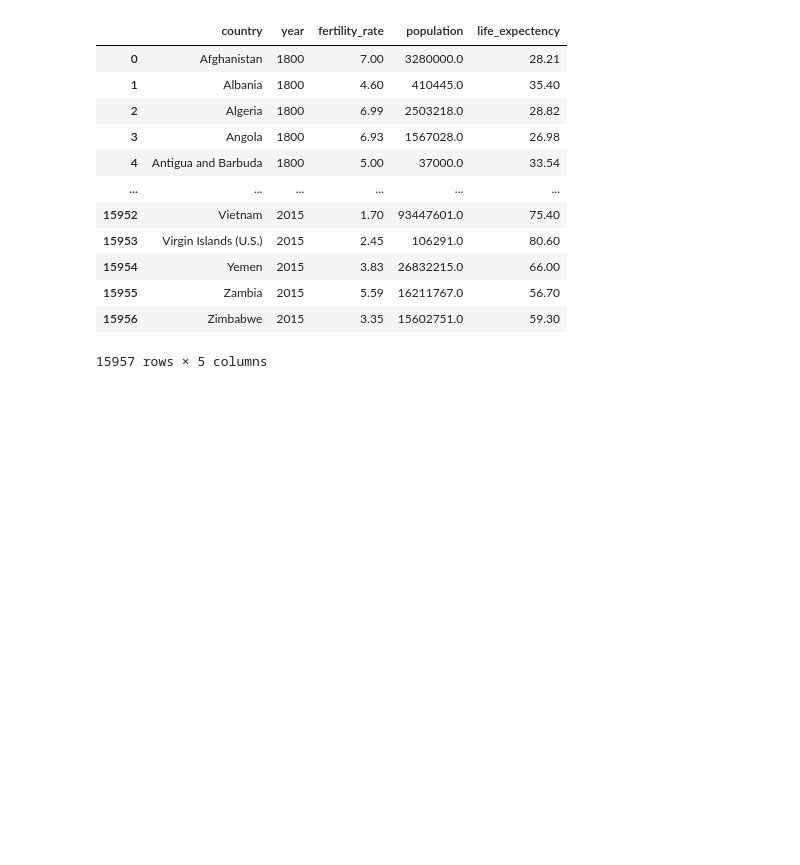
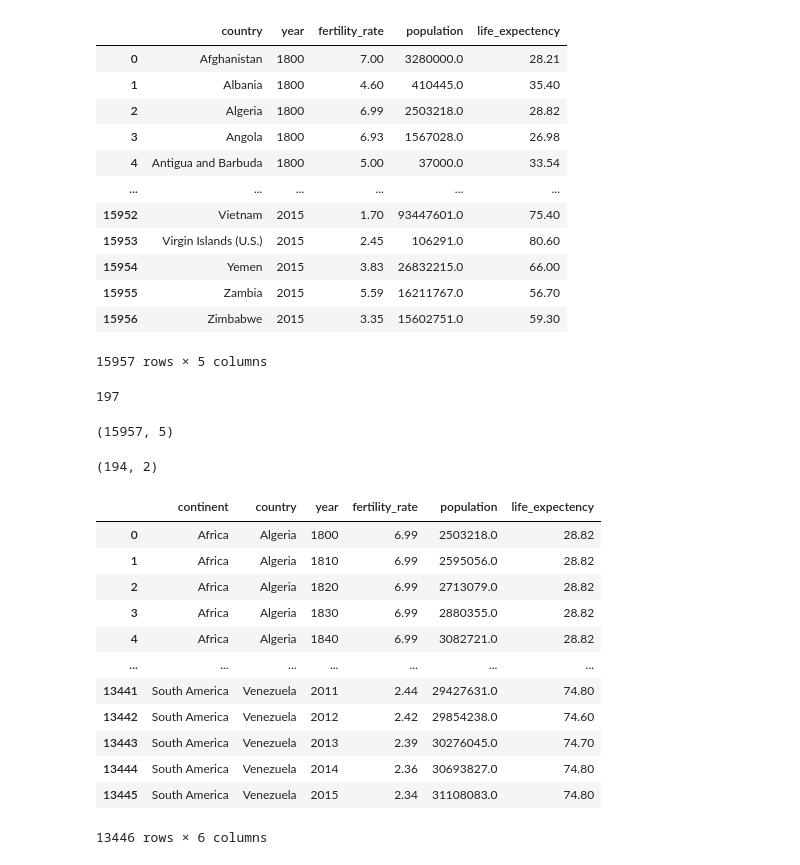
Before and after one commit to greentopsecret/random-forest-fennel-student-code, a Jupyter notebook: week_01/1.8-animated-scatterplot.ipynb, the cells around one changed output. Saved outputs shown, nothing was run; the diff lists cells and outputs as text; code cells hidden in the pictures; blank space fills up the shorter version.

```diff
--- a/week_01/1.8-animated-scatterplot.ipynb
+++ b/week_01/1.8-animated-scatterplot.ipynb
@@ -91,6 +108,35 @@ df
 | 15955 | Zambia | 2015 | 5.59 | 16211767.0 | 56.70 |
 | 15956 | Zimbabwe | 2015 | 3.35 | 15602751.0 | 59.30 |
 15957 rows × 5 columns
+# %%
+df['country'].nunique()
+# %% [output]
+197
+# %%
+df.shape
+# %% [output]
+(15957, 5)
+# %%
+continents.shape
+# %% [output]
+(194, 2)
+# %%
+df = pd.merge(continents, df, how="inner", on="country")
+df
+# %% [output]
+|  | continent | country | year | fertility_rate | population | life_expectency |
+| 0 | Africa | Algeria | 1800 | 6.99 | 2503218.0 | 28.82 |
+| 1 | Africa | Algeria | 1810 | 6.99 | 2595056.0 | 28.82 |
+| 2 | Africa | Algeria | 1820 | 6.99 | 2713079.0 | 28.82 |
+| 3 | Africa | Algeria | 1830 | 6.99 | 2880355.0 | 28.82 |
+| 4 | Africa | Algeria | 1840 | 6.99 | 3082721.0 | 28.82 |
+| ... | ... | ... | ... | ... | ... | ... |
+| 13441 | South America | Venezuela | 2011 | 2.44 | 29427631.0 | 74.80 |
+| 13442 | South America | Venezuela | 2012 | 2.42 | 29854238.0 | 74.60 |
+| 13443 | South America | Venezuela | 2013 | 2.39 | 30276045.0 | 74.70 |
+| 13444 | South America | Venezuela | 2014 | 2.36 | 30693827.0 | 74.80 |
+| 13445 | South America | Venezuela | 2015 | 2.34 | 31108083.0 | 74.80 |
+13446 rows × 6 columns
 # %%
 df.describe()
 # %% [output]
```
Also changed, not shown: parts of 5 cells of this notebook, 3 other files.
